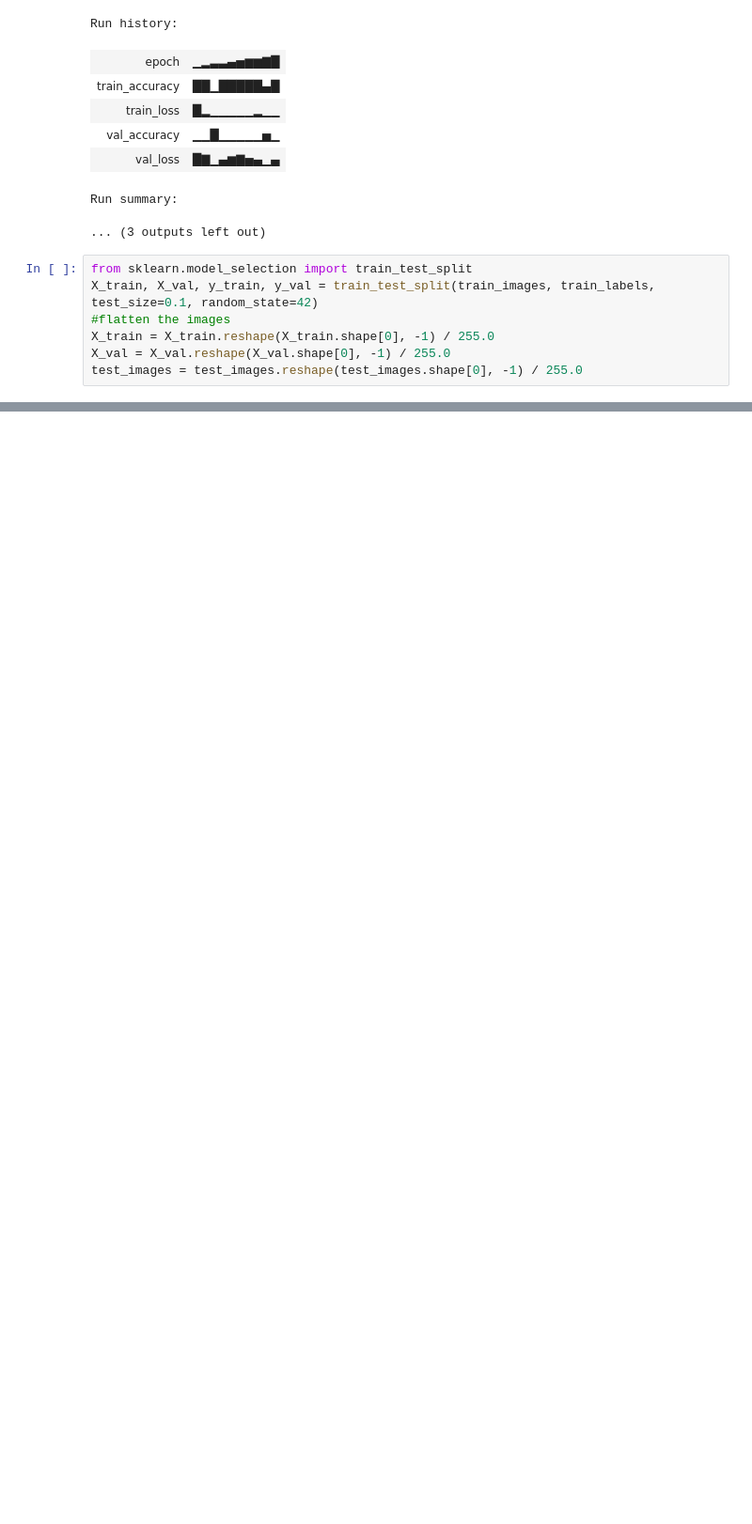
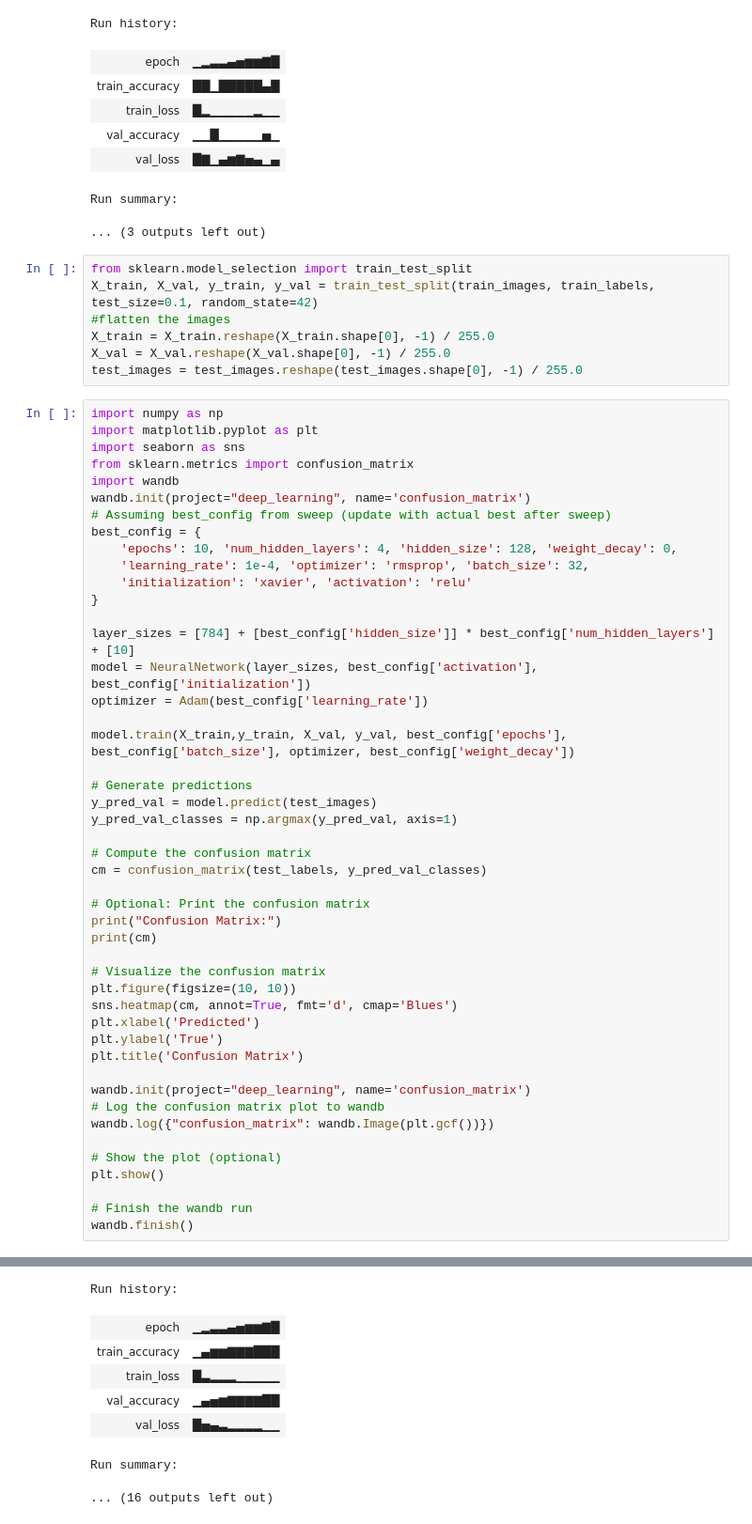
Before and after one commit to Anvit131/Da6401_assignment1, a Jupyter notebook: DA6401_assignment1.ipynb, the cells around one changed output, grey strips where cells are left out. Shown at 94% size. Drawn from its saved outputs; the diff is of its cells as text; blank space fills up the shorter version.

```diff
--- a/DA6401_assignment1.ipynb
+++ b/DA6401_assignment1.ipynb
@@ -531,3 +531,51 @@ X_train, X_val, y_train, y_val = train_test_split(train_images, train_labels, te
 X_train = X_train.reshape(X_train.shape[0], -1) / 255.0
 X_val = X_val.reshape(X_val.shape[0], -1) / 255.0
 test_images = test_images.reshape(test_images.shape[0], -1) / 255.0
+# %%
+import numpy as np
+import matplotlib.pyplot as plt
+import seaborn as sns
+from sklearn.metrics import confusion_matrix
+import wandb
+wandb.init(project="deep_learning", name='confusion_matrix')
+# Assuming best_config from sweep (update with actual best after sweep)
+best_config = {
+    'epochs': 10, 'num_hidden_layers': 4, 'hidden_size': 128, 'weight_decay': 0,
+    'learning_rate': 1e-4, 'optimizer': 'rmsprop', 'batch_size': 32,
+    'initialization': 'xavier', 'activation': 'relu'
+}
+
+layer_sizes = [784] + [best_config['hidden_size']] * best_config['num_hidden_layers'] + [10]
+model = NeuralNetwork(layer_sizes, best_config['activation'], best_config['initialization'])
+optimizer = Adam(best_config['learning_rate'])
+
+model.train(X_train,y_train, X_val, y_val, best_config['epochs'], best_config['batch_size'], optimizer, best_config['weight_decay'])
+
+# Generate predictions
+y_pred_val = model.predict(test_images)
+y_pred_val_classes = np.argmax(y_pred_val, axis=1)
+
+# Compute the confusion matrix
+cm = confusion_matrix(test_labels, y_pred_val_classes)
+
+# Optional: Print the confusion matrix
+print("Confusion Matrix:")
+print(cm)
+
+# Visualize the confusion matrix
+plt.figure(figsize=(10, 10))
+sns.heatmap(cm, annot=True, fmt='d', cmap='Blues')
+plt.xlabel('Predicted')
+plt.ylabel('True')
+plt.title('Confusion Matrix')
+
+wandb.init(project="deep_learning", name='confusion_matrix')
+# Log the confusion matrix plot to wandb
+wandb.log({"confusion_matrix": wandb.Image(plt.gcf())})
+
+# Show the plot (optional)
+plt.show()
+
+# Finish the wandb run
+wandb.finish()
+# %% [output]
@@ -533,0 +592,8 @@ test_images = test_images.reshape(test_images.shape[0], -1) / 255.0
+Run history:
+| epoch | ▁▂▃▃▄▅▆▆▇█ |
+| train_accuracy | ▁▄▆▆▇▇▇███ |
+| train_loss | █▃▂▂▂▁▁▁▁▁ |
+| val_accuracy | ▁▄▅▆▇▇▇▇██ |
+| val_loss | █▅▄▃▂▂▂▂▁▁ |
+Run summary:
+... (16 outputs left out)
```
Also changed, not shown: parts of 4 cells of this notebook.
